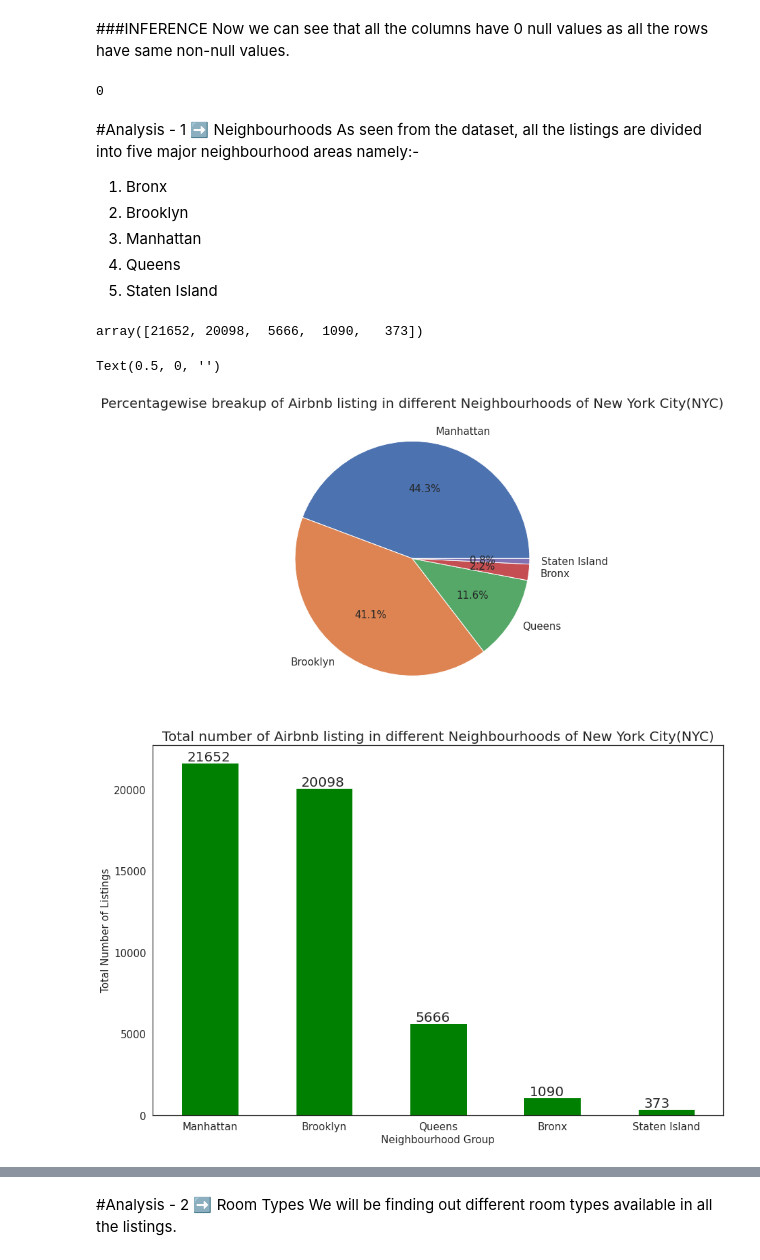
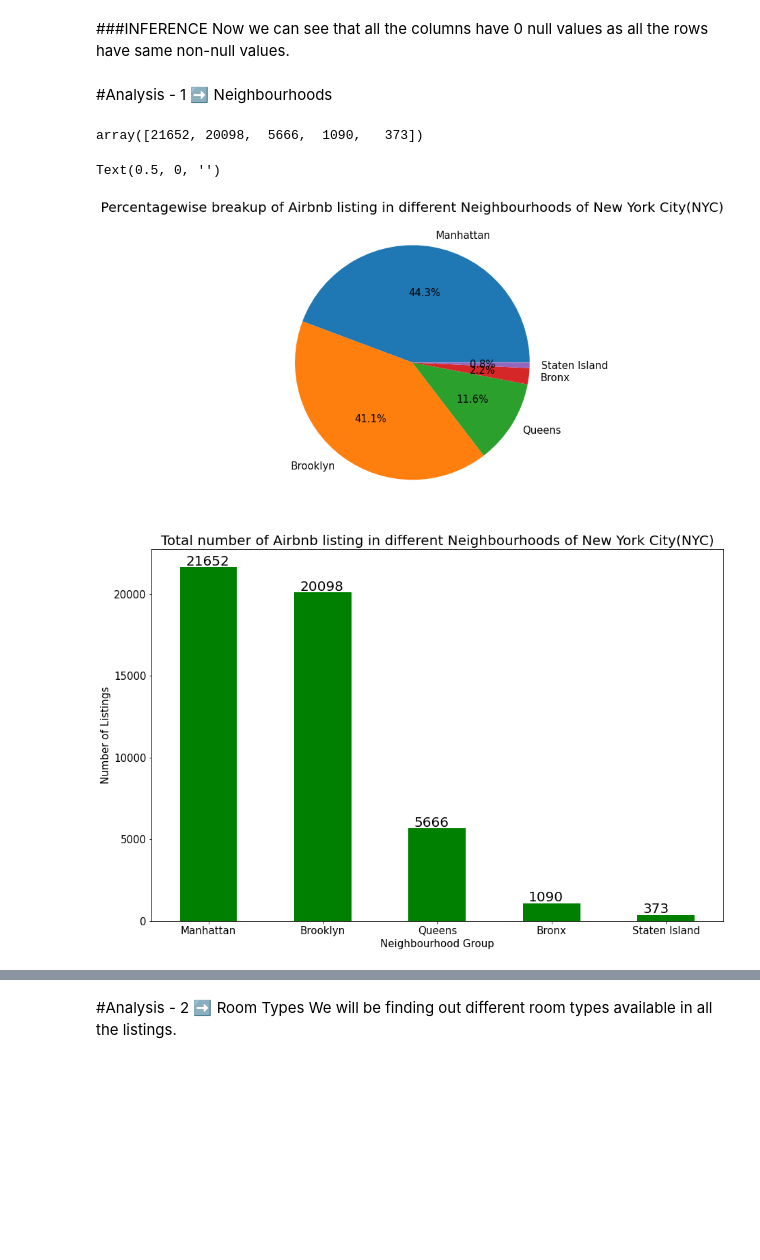
Before and after one commit to shubhamjangid510/EDA-Capstone-Airbnb-Analysis, a Jupyter notebook: Airbnb_Bookings_Analysis_Capstone_Project.ipynb, the cells around one changed output, grey strips where cells are left out. Cells and saved outputs as stored; diff of their text form; code cells hidden in the pictures; blank space fills up the shorter version.

```diff
--- a/Airbnb_Bookings_Analysis_Capstone_Project.ipynb
+++ b/Airbnb_Bookings_Analysis_Capstone_Project.ipynb
@@ -103,7 +124,7 @@ df.describe()
 
 df['name'].fillna("-",inplace=True)
 df['host_name'].fillna("-",inplace=True)
-df['last_review'].fillna("-",inplace=True)
+df['last_review'].fillna("00-00-0000",inplace=True)
 
 #For Numeric type filling with 0.
 df['reviews_per_month'].fillna(0,inplace=True)
@@ -130,19 +181,8 @@ memory usage: 6.0+ MB
 # %% [markdown]
 ###INFERENCE
 Now we can see that all the columns have 0 null values as all the rows have same non-null values.
-# %%
-#Checking the working of fillna() method.
-df.reviews_per_month.isnull().sum()
-# %% [output]
-0
-# %% [markdown]
-#Analysis - 1 ➡ Neighbourhoods
-As seen from the dataset, all the listings are divided into five major neighbourhood areas namely:-
-1. Bronx
-2. Brooklyn
-3. Manhattan
-4. Queens
-5. Staten Island
+# %% [markdown]
+#Analysis - 1 ➡ Neighbourhoods
 # %%
 #Setting the size of plots.
 plt.rcParams['figure.figsize']=(8,8)
@@ -162,18 +202,18 @@ plt.ylabel("")
 plt.xlabel("")
 # %% [output]
 Text(0.5, 0, '')
-[figure, old version]
+[figure, new version]
 # %%
 plt.rcParams['figure.figsize']=(15,10)
 neighbourhoods.plot(kind='bar',color='green')
 plt.title("Total number of Airbnb listing in different Neighbourhoods of New York City(NYC)",fontsize=20)
 plt.xlabel("Neighbourhood Group",fontsize=15)
 plt.xticks(fontsize = 15,rotation=0)
-plt.ylabel("Total Number of Listings",fontsize=15)
+plt.ylabel("Number of Listings",fontsize=15)
 plt.yticks(fontsize = 15,rotation=0)
 for index,data in enumerate(neighbourhoods_counts):
     plt.text(x=index-0.2 , y=data+100 , s=f"{data}" , fontdict=dict(fontsize=20))
 # %% [output]
-[figure, old version]
+[figure, new version]
 # %% [markdown]
 ###INFERENCE
```
Also changed, not shown: parts of 32 cells of this notebook.
